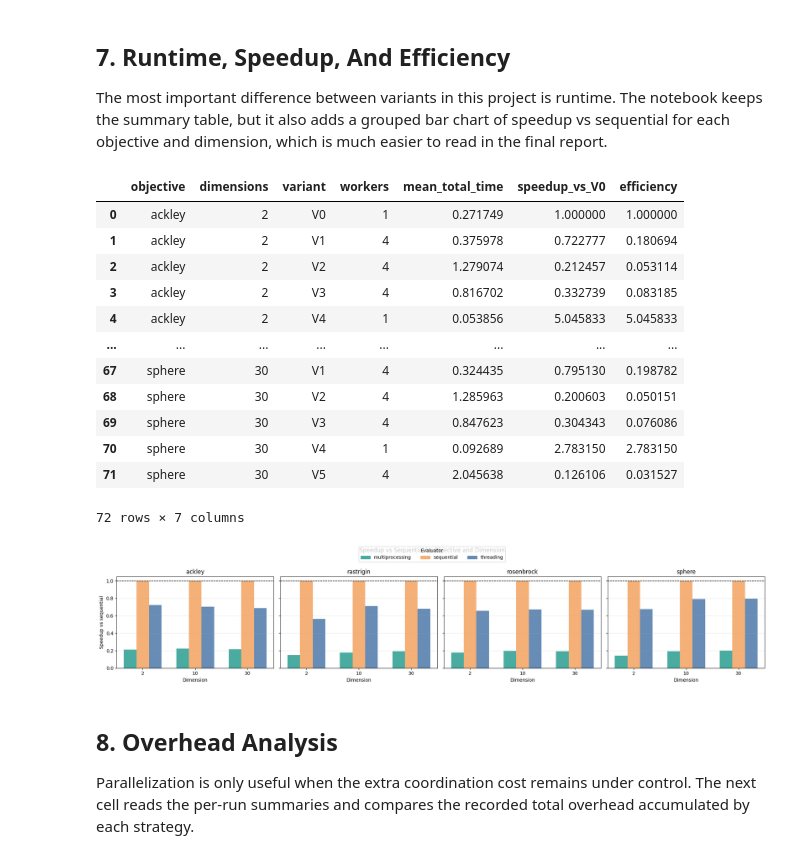
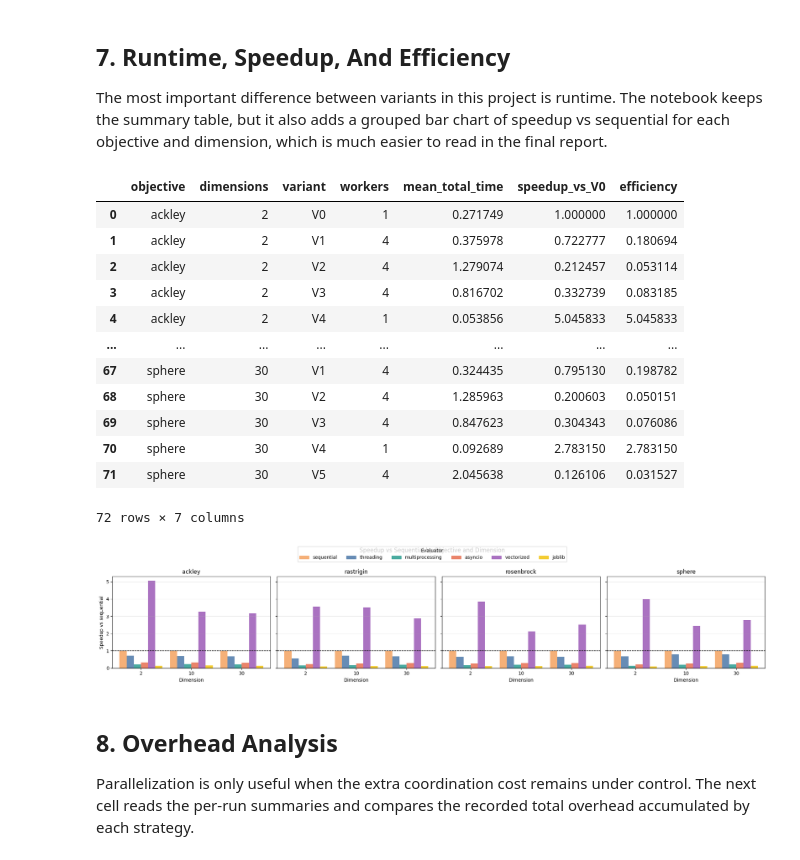
Before and after one commit to Lscotti-uni/PSO-python, a Jupyter notebook: notebooks/final_report.ipynb, the cells around one changed output. Cells and saved outputs as stored; diff of their text form; code cells hidden in the pictures.

```diff
--- a/notebooks/final_report.ipynb
+++ b/notebooks/final_report.ipynb
@@ -118,16 +118,22 @@ if ROOT.name == 'notebooks':
 benchmark_cfg = yaml.safe_load((ROOT / 'configs' / 'benchmark.yaml').read_text())
 grid_cfg = yaml.safe_load((ROOT / 'configs' / 'grid_search.yaml').read_text())
 
-variant_order = ['V0', 'V1', 'V2']
+variant_order = ['V0', 'V1', 'V2', 'V3', 'V4', 'V5']
 variant_colors = {
     'V0': '#F4A261',
     'V1': '#4C78A8',
     'V2': '#2A9D8F',
+    'V3': '#E76F51',
+    'V4': '#9B59B6',
+    'V5': '#F1C40F',
 }
 variant_labels = {
     'V0': 'sequential',
     'V1': 'threading',
     'V2': 'multiprocessing',
+    'V3': 'asyncio',
+    'V4': 'vectorized',
+    'V5': 'joblib',
 }
 
 variants = [variant for variant in variant_order if variant in benchmark_cfg['strategies']]
@@ -446,10 +452,11 @@ if not benchmark_runs.empty:
 
     objective_order = sorted(speedup_df['objective'].unique())
     dimension_order = sorted(speedup_df['dimensions'].unique())
-    bar_variants = ['V2', 'V0', 'V1']
+    bar_variants = ['V0', 'V1', 'V2', 'V3', 'V4', 'V5']
+    bar_variants = [v for v in bar_variants if v in variants]
     x = np.arange(len(dimension_order))
-    width = 0.24
-    offsets = np.linspace(-width, width, len(bar_variants))
+    width = 0.85 / max(len(bar_variants), 1)
+    offsets = (np.arange(len(bar_variants)) - (len(bar_variants) - 1) / 2) * width
 
     fig, axes = plt.subplots(1, len(objective_order), figsize=(5 * len(objective_order), 4), sharey=True)
     axes = np.atleast_1d(axes)
@@ -470,34 +477,34 @@ if not benchmark_runs.empty:
         ax.set_title(objective)
         ax.set_xlabel('Dimension')
         ax.set_xticks(x, [str(dimension) for dimension in dimension_order])
         ax.grid(axis='y', alpha=0.3)
 
     axes[0].set_ylabel('Speedup vs sequential')
     legend_handles = [
         Patch(facecolor=variant_colors[variant], edgecolor=variant_colors[variant], alpha=0.85, label=variant_labels[variant])
         for variant in bar_variants
     ]
     fig.suptitle('Speedup vs Sequential by Objective and Dimension', y=1.04)
     fig.legend(handles=legend_handles, loc='upper center', ncol=len(bar_variants), title='Evaluator')
     plt.tight_layout()
     plt.show()
 else:
     print('No benchmark run data is available yet.')
 # %% [output]
 |  | objective | dimensions | variant | workers | mean_total_time | speedup_vs_V0 | efficiency |
 | 0 | ackley | 2 | V0 | 1 | 0.271749 | 1.000000 | 1.000000 |
 | 1 | ackley | 2 | V1 | 4 | 0.375978 | 0.722777 | 0.180694 |
 | 2 | ackley | 2 | V2 | 4 | 1.279074 | 0.212457 | 0.053114 |
 | 3 | ackley | 2 | V3 | 4 | 0.816702 | 0.332739 | 0.083185 |
 | 4 | ackley | 2 | V4 | 1 | 0.053856 | 5.045833 | 5.045833 |
 | ... | ... | ... | ... | ... | ... | ... | ... |
 | 67 | sphere | 30 | V1 | 4 | 0.324435 | 0.795130 | 0.198782 |
 | 68 | sphere | 30 | V2 | 4 | 1.285963 | 0.200603 | 0.050151 |
 | 69 | sphere | 30 | V3 | 4 | 0.847623 | 0.304343 | 0.076086 |
 | 70 | sphere | 30 | V4 | 1 | 0.092689 | 2.783150 | 2.783150 |
 | 71 | sphere | 30 | V5 | 4 | 2.045638 | 0.126106 | 0.031527 |
 72 rows × 7 columns
-[figure, old version]
+[figure, new version]
 # %% [markdown]
 ## 8. Overhead Analysis
 
```
Also changed, not shown: parts of 3 cells of this notebook.
